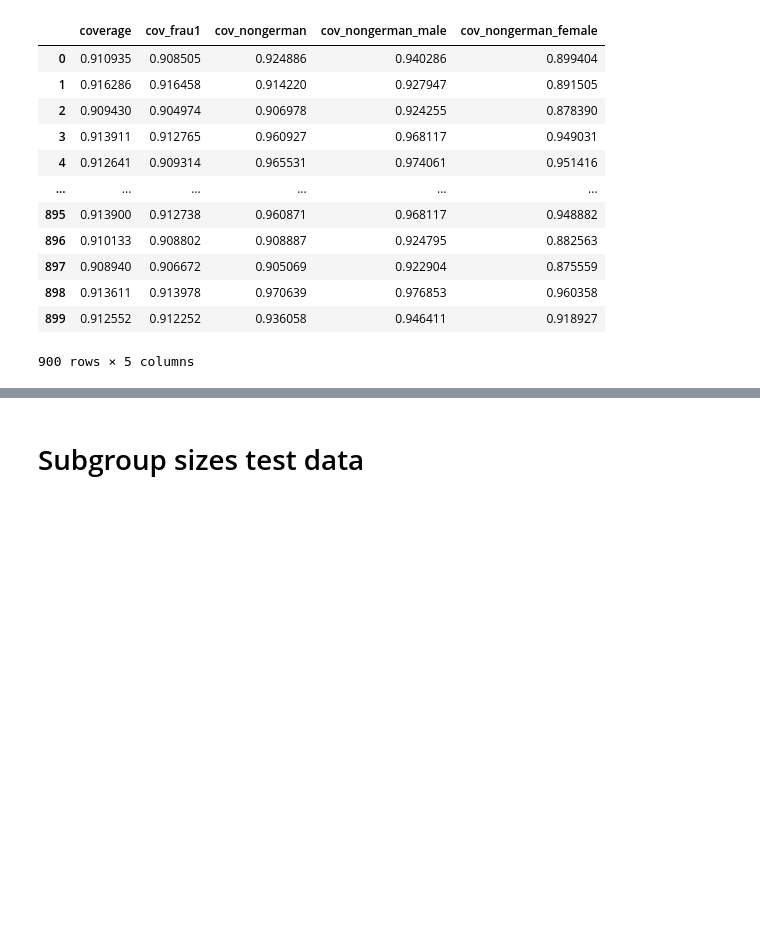
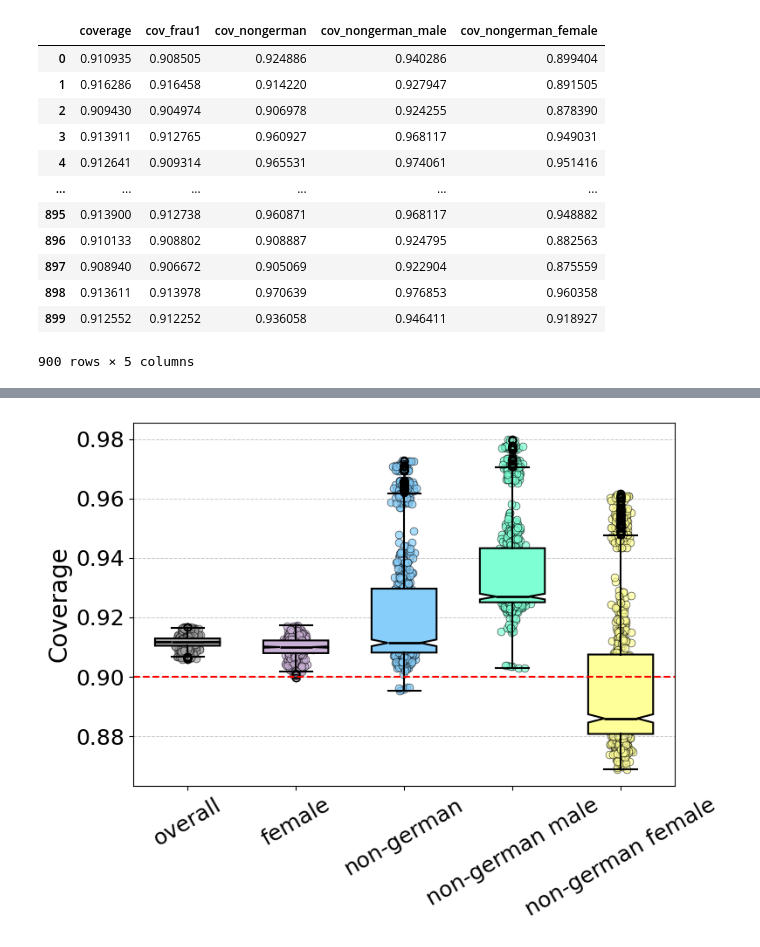
Before and after one commit to jsbroden/CMA_Fairness_v2, a Jupyter notebook: visualizations.ipynb, the cells around one changed output, grey strips where cells are left out. Saved outputs shown, nothing was run; the diff lists cells and outputs as text; code cells hidden in the pictures; blank space fills up the shorter version.

```diff
--- a/visualizations.ipynb
+++ b/visualizations.ipynb
@@ -108,2 +42,75 @@ plt.show()
-# %% [markdown]
-# Subgroup sizes test data
+# %%
+fig, ax = plt.subplots(figsize=(8, 6))
+
+# Positions for each box
+positions = np.arange(1, len(cols) + 1)
+
+# Draw the boxplots
+bp = ax.boxplot(
+    [df_sub[col] for col in cols],
+    positions=positions,
+    widths=0.6,
+    patch_artist=True,
+    notch=True
+)
+
+colors = ["darkgray", "#CAB2D6", "lightskyblue", "aquamarine", "#FFFF99",]
+
+# Style the boxes and medians
+for patch, median, color in zip(bp["boxes"], bp["medians"], colors):
+    patch.set_facecolor(color)
+    patch.set_edgecolor("black")
+    patch.set_linewidth(1.5)
+    median.set_color("black")
+    median.set_linewidth(2)
+
+# Style whiskers and caps
+for whisker in bp["whiskers"]:
+    whisker.set_color("black")
+    whisker.set_linewidth(1.5)
+for cap in bp["caps"]:
+    cap.set_color("black")
+    cap.set_linewidth(1.5)
+
+# Overlay the actual data points with a little horizontal jitter
+for i, col in enumerate(cols):
+    y = df_sub[col]
+    x = np.random.normal(positions[i], 0.04, size=len(y))
+    ax.scatter(
+        x,
+        y,
+        alpha=0.7,
+        color=colors[i],
+        edgecolors="black",
+        linewidths=0.5,
+        s=40
+    )
+
+# Add a horizontal line at coverage = 0.90
+ax.axhline(y=0.90, color='red', linestyle='--', linewidth=1.5, label='Target coverage = 0.90')
+# Add a light grid
+ax.yaxis.grid(True, linestyle="--", linewidth=0.7, alpha=0.7)
+
+new_labels = [
+    "overall",
+    "female",
+    "non-german",
+    "non-german male",
+    "non-german female"
+]
+ax.set_xticks(positions)
+ax.set_xticklabels(new_labels, rotation=30)
+
+ax.set_ylabel("Coverage", fontsize=20)
+
+ax.tick_params(axis='x', labelsize=18)
+ax.tick_params(axis='y', labelsize=18)
+
+plt.tight_layout()
+
+output_path = CP_DIR / "coverage_subgroups.png"
+plt.savefig(output_path, dpi=300, bbox_inches='tight')
+
+plt.show()
+# %% [output]
+[figure, added]
```
Also changed, not shown: parts of 2 cells of this notebook, 3 other files.
